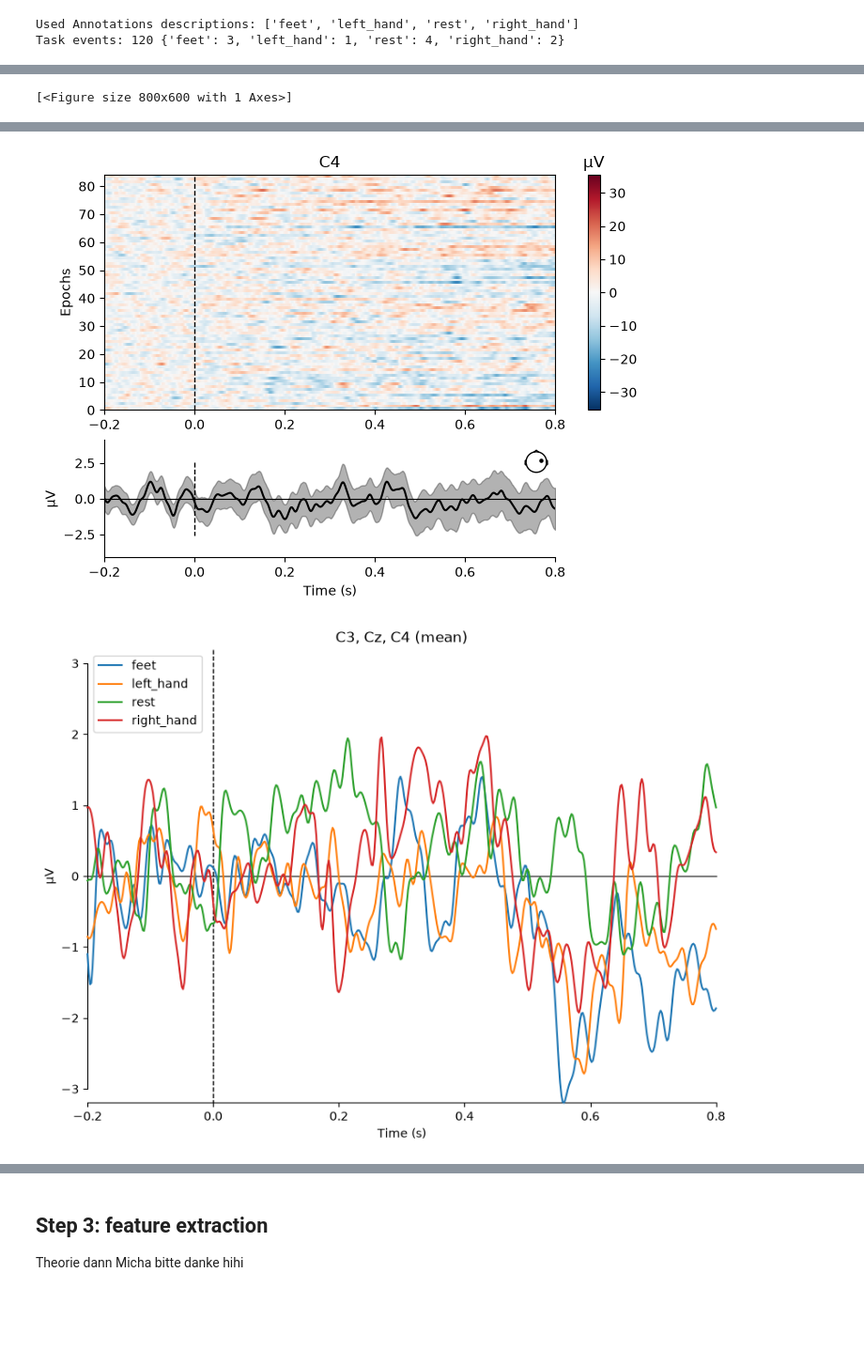
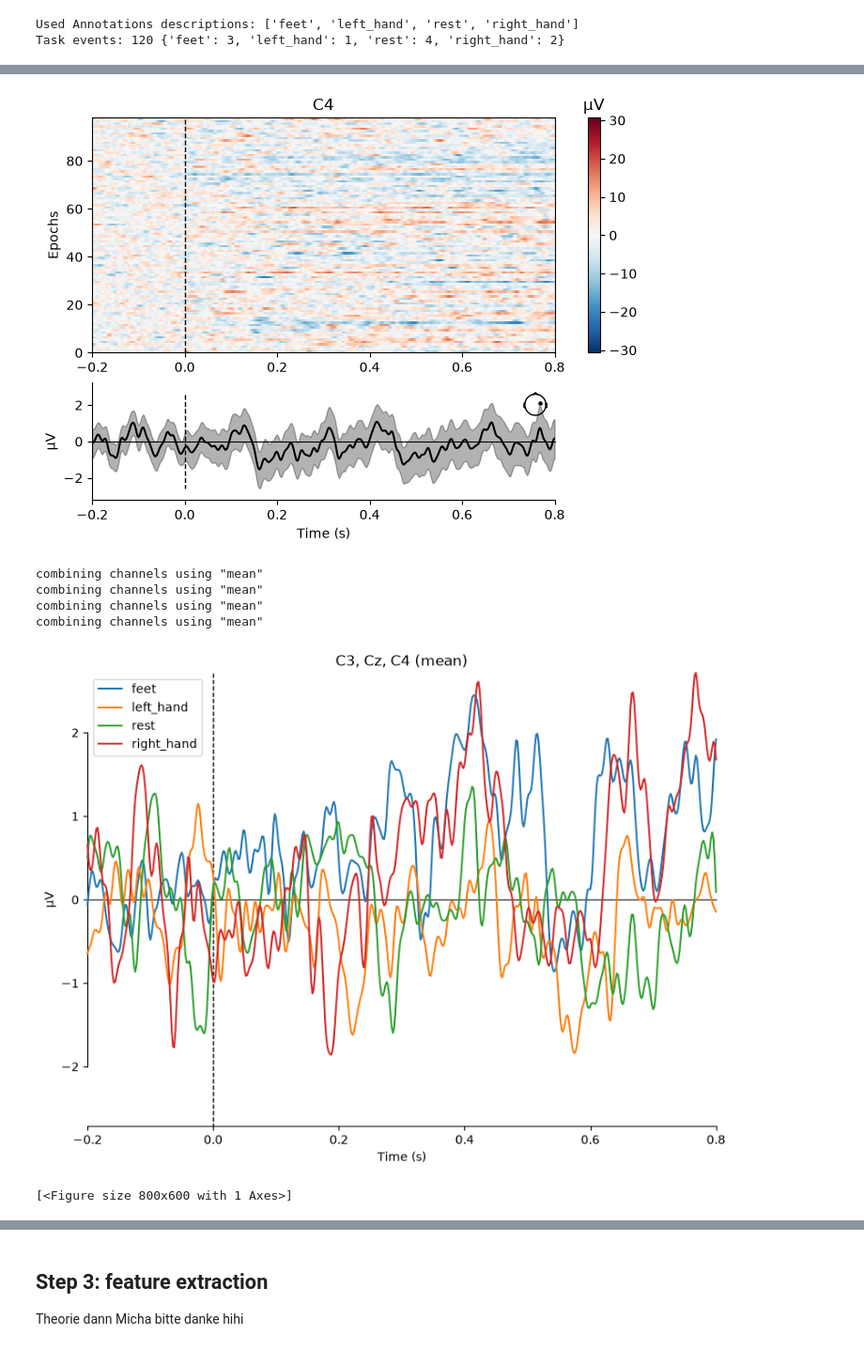
Before and after one commit to Mirage-91/Mirage91, a Jupyter notebook: HowTo/MI.ipynb, the cells around one changed output, grey strips where cells are left out. Shown at 94% size. Drawn from its saved outputs; the diff is of its cells as text; code cells hidden in the pictures; blank space fills up the shorter version.

```diff
--- a/HowTo/MI.ipynb
+++ b/HowTo/MI.ipynb
@@ -217,13 +279,13 @@ epochs = mne.Epochs(
 print("Retained trials per class:", {name: len(epochs[name]) for name in event_id})
 
 # Inspect individual trials and compare the average waveform for each class.
-epochs.plot_image(picks=["C3", "Cz", "C4"], show=False)
+another_one = epochs.plot_image(picks=["C3", "Cz", "C4"], show=True)
 evokeds = {name: epochs[name].average() for name in event_id}
 mne.viz.plot_compare_evokeds(
     evokeds,
     picks=["C3", "Cz", "C4"],
     combine="mean",
-    show=False,
+    show=True,
 )
 
 # Artifact thresholds can be tuned after inspecting the rejected trials.
@@ -248 +309,0 @@ combining channels using "mean"
-[<Figure size 800x600 with 1 Axes>]
@@ -251,3 +312,8 @@ combining channels using "mean"
-[figure, old version]
+[figure, new version]
+combining channels using "mean"
+combining channels using "mean"
+combining channels using "mean"
+combining channels using "mean"
-[figure, old version]
+[figure, new version]
+[<Figure size 800x600 with 1 Axes>]
 # %%
```
Also changed, not shown: parts of 7 cells of this notebook.
